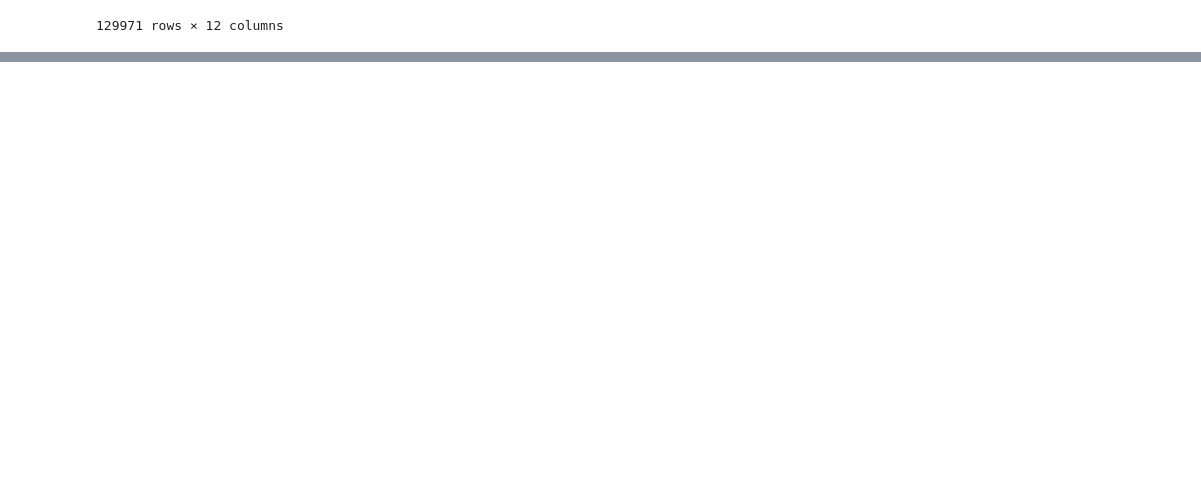
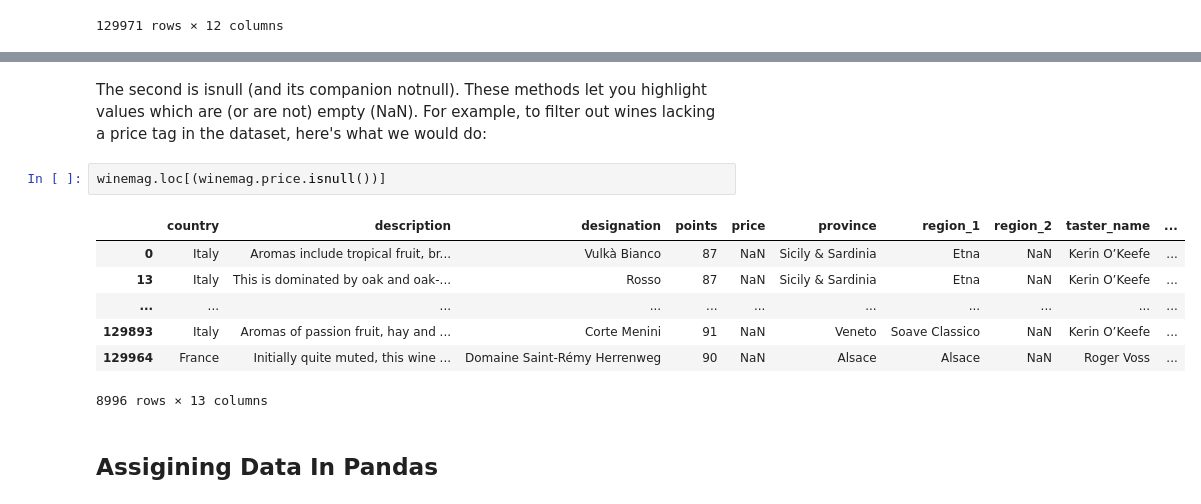
Before and after one commit to Kalderon-Sheikhman/Kaggle-All-Machine-Learning, a Jupyter notebook: 02-Pandas/Kaggle Pandas.ipynb, the cells around one changed output, grey strips where cells are left out. Drawn from its saved outputs; the diff is of its cells as text; blank space fills up the shorter version.

```diff
--- a/02-Pandas/Kaggle Pandas.ipynb
+++ b/02-Pandas/Kaggle Pandas.ipynb
@@ -279,0 +339,14 @@ winemag.set_index("title")
+# %% [markdown]
+The second is isnull (and its companion notnull). These methods let you highlight values which are (or are not) empty (NaN). For example, to filter out wines lacking a price tag in the dataset, here's what we would do:
+# %%
+winemag.loc[(winemag.price.isnull())]
+# %% [output]
+|  | country | description | designation | points | price | province | region_1 | region_2 | taster_name | ... |
+| 0 | Italy | Aromas include tropical fruit, br... | Vulkà Bianco | 87 | NaN | Sicily & Sardinia | Etna | NaN | Kerin O’Keefe | ... |
+| 13 | Italy | This is dominated by oak and oak-... | Rosso | 87 | NaN | Sicily & Sardinia | Etna | NaN | Kerin O’Keefe | ... |
+| ... | ... | ... | ... | ... | ... | ... | ... | ... | ... | ... |
+| 129893 | Italy | Aromas of passion fruit, hay and ... | Corte Menini | 91 | NaN | Veneto | Soave Classico | NaN | Kerin O’Keefe | ... |
+| 129964 | France | Initially quite muted, this wine ... | Domaine Saint-Rémy Herrenweg | 90 | NaN | Alsace | Alsace | NaN | Roger Voss | ... |
+8996 rows × 13 columns
+# %% [markdown]
+## Assigining Data In Pandas
```
Also changed, not shown: parts of 31 cells of this notebook.
